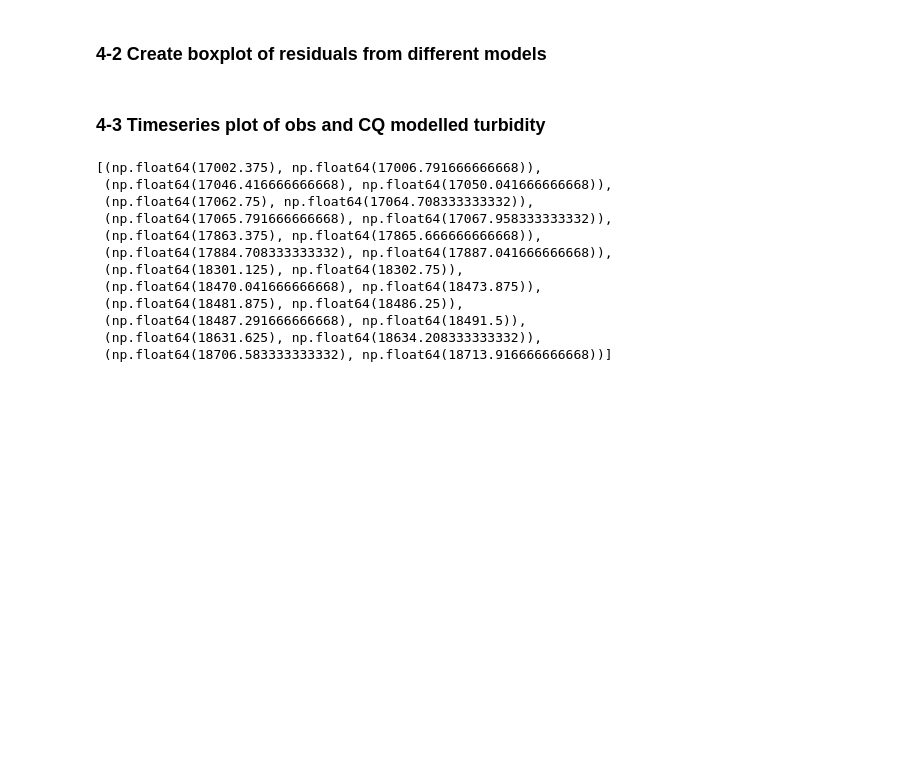
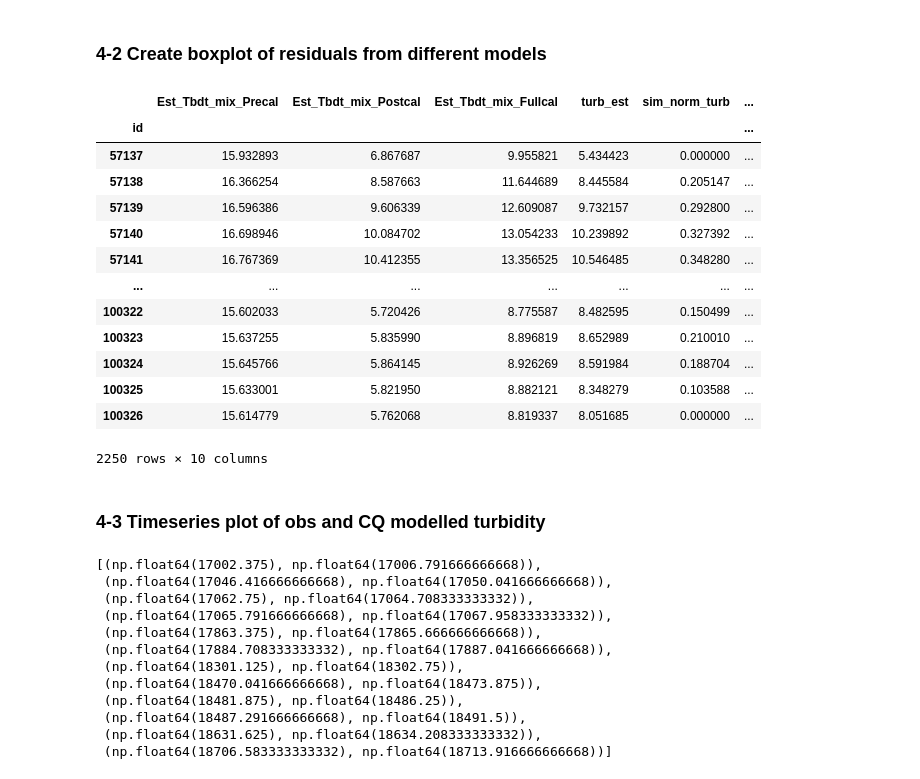
Before and after one commit to QianWanghhu/BushFireWQ, a Jupyter notebook: src/Explore_212058_CQ.ipynb, the cells around one changed output. Cells and saved outputs as stored; diff of their text form; code cells hidden in the pictures; blank space fills up the shorter version.

```diff
--- a/src/Explore_212058_CQ.ipynb
+++ b/src/Explore_212058_CQ.ipynb
@@ -428,6 +455,23 @@ resdl_long = resdl.melt(id_vars=['Time Period', 'Est_Tbdt_power_precal', 'Est_Tb
            var_name='CQmodel Type', value_name='Residual')
 # Apply log transformation to positive values only
 resdl_long['Residual_log'] = np.where(resdl_long['Residual'] > 0, np.log(resdl_long['Residual']), resdl_long['Residual'])
+# %%
+resdl
+# %% [output]
+|  | Est_Tbdt_mix_Precal | Est_Tbdt_mix_Postcal | Est_Tbdt_mix_Fullcal | turb_est | sim_norm_turb | ... |
+| id |  |  |  |  |  | ... |
+| 57137 | 15.932893 | 6.867687 | 9.955821 | 5.434423 | 0.000000 | ... |
+| 57138 | 16.366254 | 8.587663 | 11.644689 | 8.445584 | 0.205147 | ... |
+| 57139 | 16.596386 | 9.606339 | 12.609087 | 9.732157 | 0.292800 | ... |
+| 57140 | 16.698946 | 10.084702 | 13.054233 | 10.239892 | 0.327392 | ... |
+| 57141 | 16.767369 | 10.412355 | 13.356525 | 10.546485 | 0.348280 | ... |
+| ... | ... | ... | ... | ... | ... | ... |
+| 100322 | 15.602033 | 5.720426 | 8.775587 | 8.482595 | 0.150499 | ... |
+| 100323 | 15.637255 | 5.835990 | 8.896819 | 8.652989 | 0.210010 | ... |
+| 100324 | 15.645766 | 5.864145 | 8.926269 | 8.591984 | 0.188704 | ... |
+| 100325 | 15.633001 | 5.821950 | 8.882121 | 8.348279 | 0.103588 | ... |
+| 100326 | 15.614779 | 5.762068 | 8.819337 | 8.051685 | 0.000000 | ... |
+2250 rows × 10 columns
 # %% [markdown]
 ### 4-3 Timeseries plot of obs and CQ modelled turbidity
 # %%
```
Also changed, not shown: parts of 11 cells of this notebook, 7 other files.
